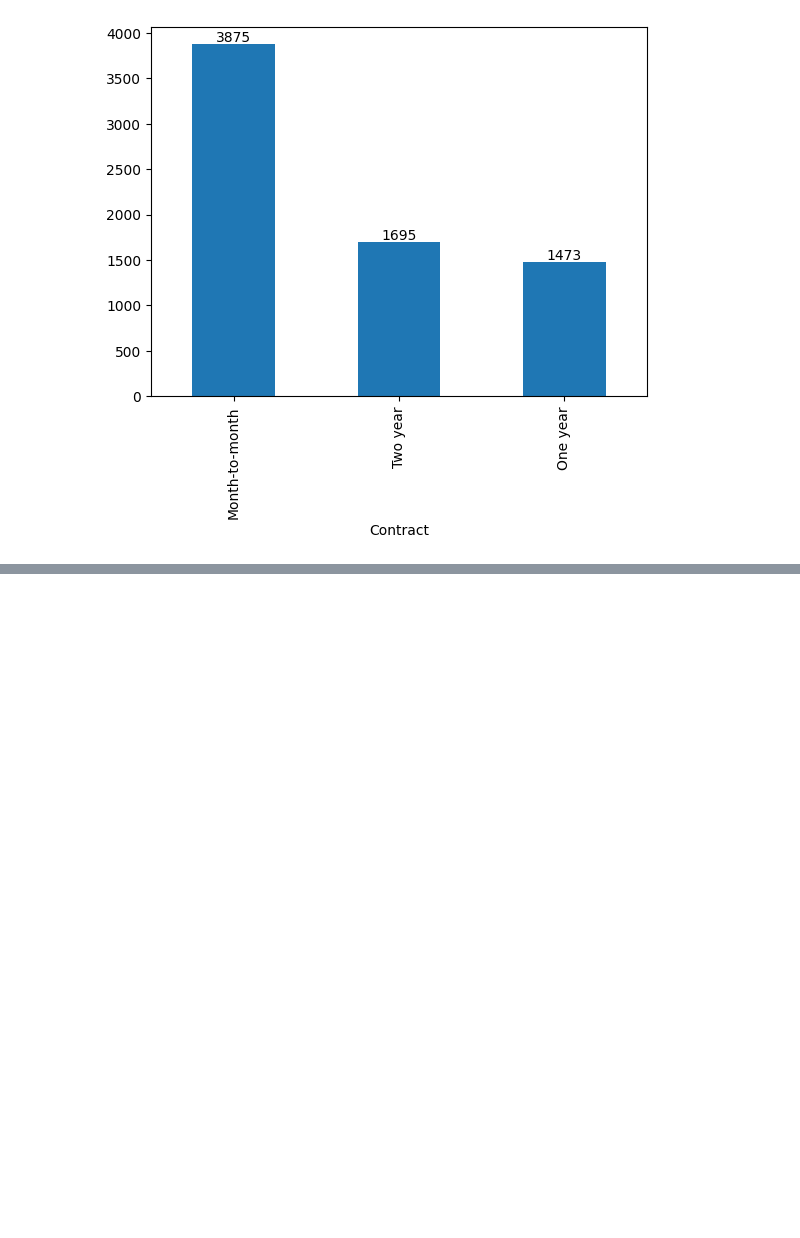
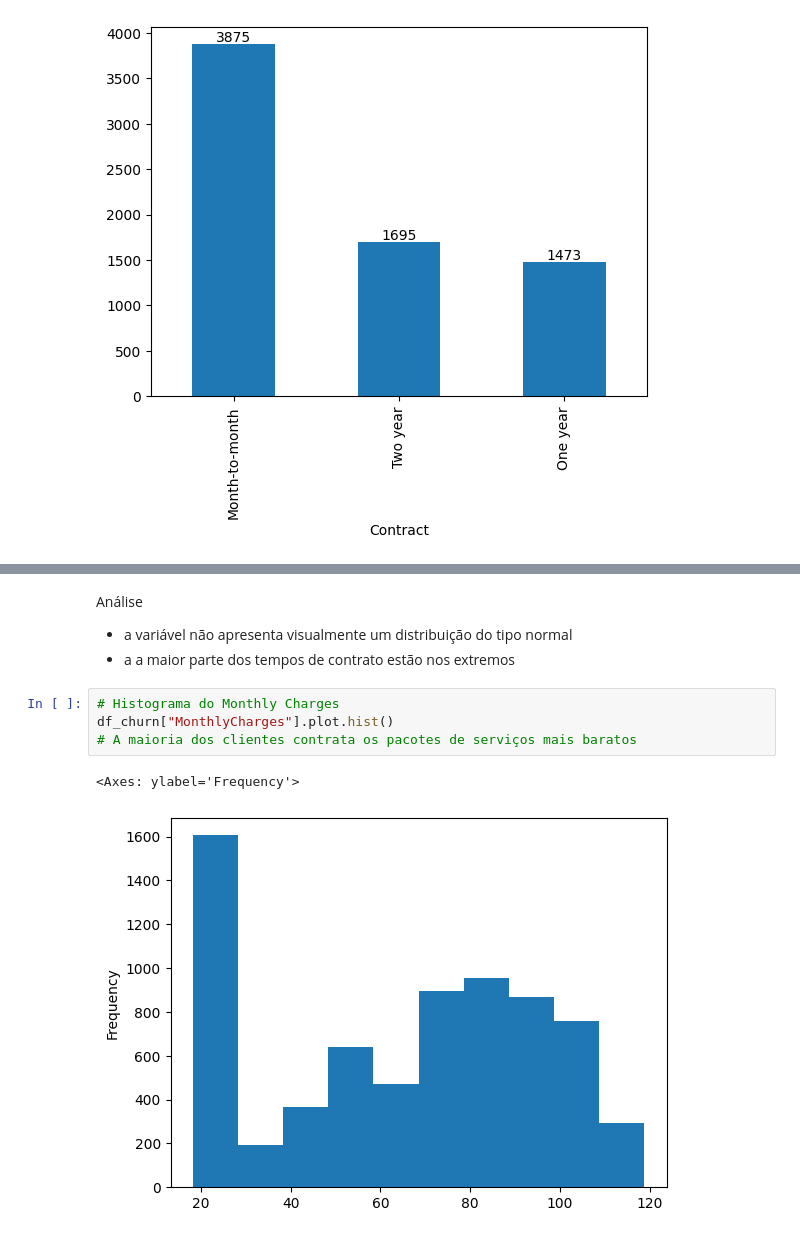
Before and after one commit to mgckaled/ignite-devia-introduction, a Jupyter notebook: ead_churn.ipynb, the cells around one changed output, grey strips where cells are left out. Cells and saved outputs as stored; diff of their text form; blank space fills up the shorter version.

```diff
--- a/ead_churn.ipynb
+++ b/ead_churn.ipynb
@@ -498,0 +509,11 @@ ax.bar_label(ax.containers[0])
+# %% [markdown]
+Análise
+- a variável não apresenta visualmente um distribuição do tipo normal
+- a a maior parte dos tempos de contrato estão nos extremos
+# %%
+# Histograma do Monthly Charges
+df_churn["MonthlyCharges"].plot.hist()
+# A maioria dos clientes contrata os pacotes de serviços mais baratos
+# %% [output]
+<Axes: ylabel='Frequency'>
+[figure, added]
```
Also changed, not shown: parts of 8 cells of this notebook.
